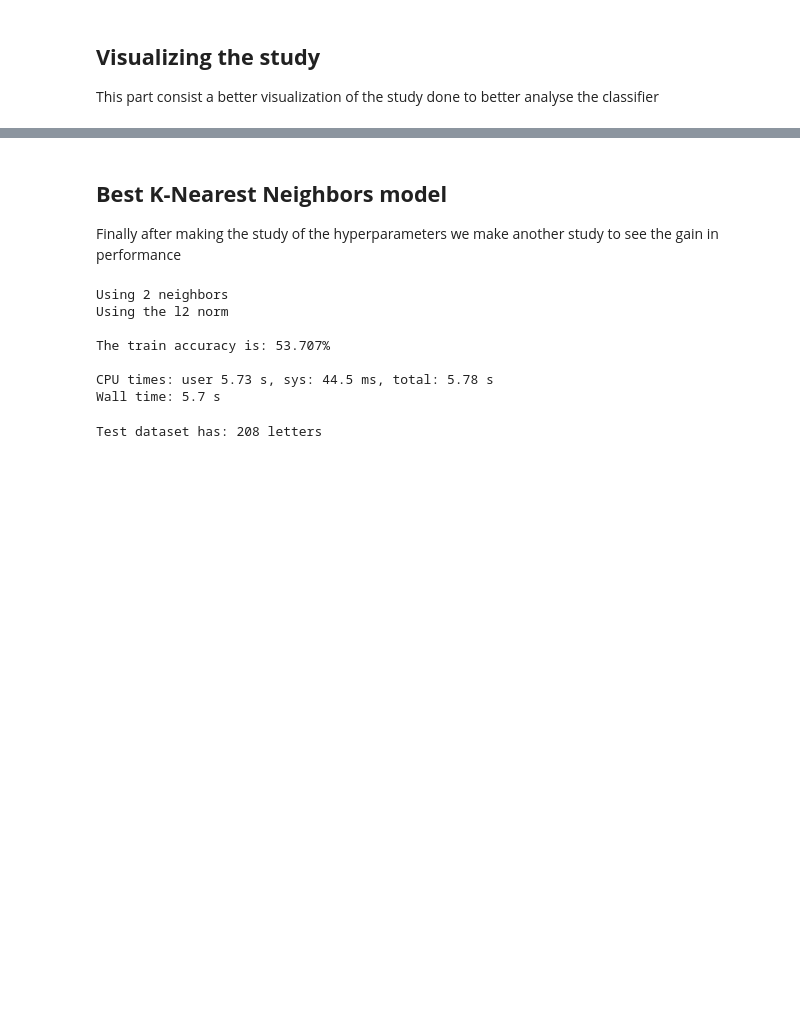
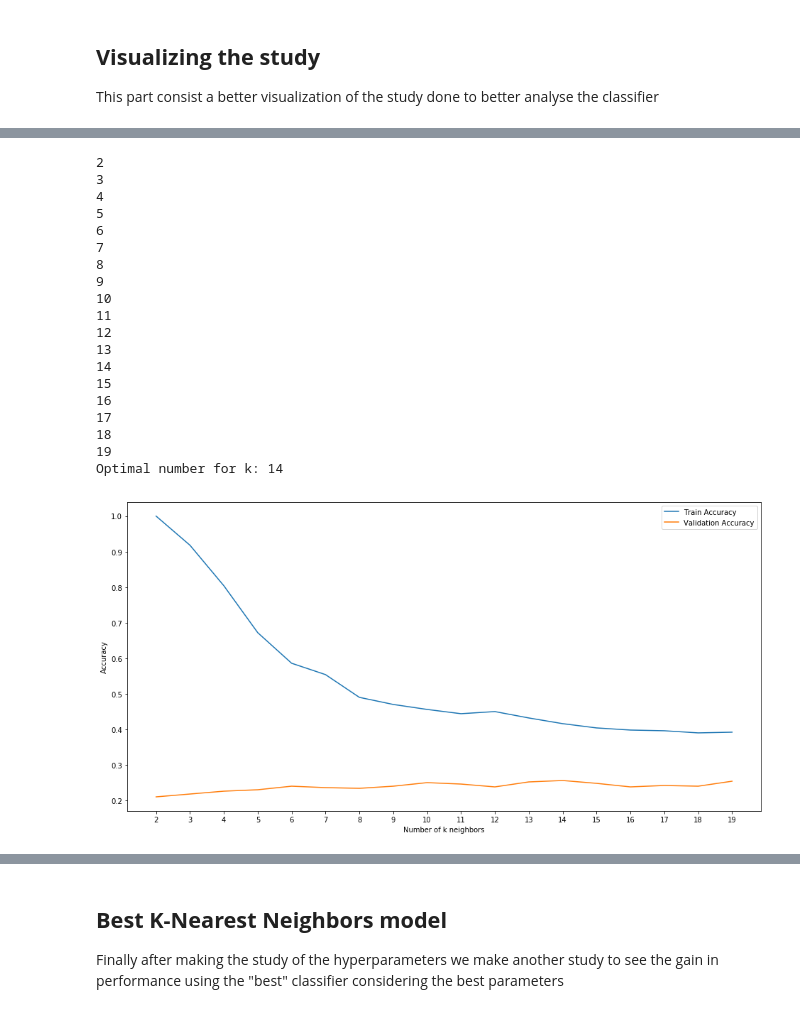
Before and after one commit to fabiomorooka/Letter-Identification, a Jupyter notebook: created_knn/main.ipynb, the cells around one changed output, grey strips where cells are left out. Drawn from its saved outputs; the diff is of its cells as text; code cells hidden in the pictures; blank space fills up the shorter version.

```diff
--- a/created_knn/main.ipynb
+++ b/created_knn/main.ipynb
@@ -268,0 +283,26 @@ Wall time: 1min 51s
+# %%
+%%time
+
+# In this study we set the norm as L1 and study the influence of the number of neighbors in the classifier
+tuning_parameter_new_knn(2, 20, 'l1')
+# %% [output]
+2
+3
+4
+5
+6
+7
+8
+9
+10
+11
+12
+13
+14
+15
+16
+17
+18
+19
+Optimal number for k: 14
+[figure, added]
@@ -269,4 +311,4 @@ Wall time: 1min 51s
 # %% [markdown]
 ## **Best K-Nearest Neighbors model**
 
-Finally after making the study of the hyperparameters we make another study to see the gain in performance
+Finally after making the study of the hyperparameters we make another study to see the gain in performance using the "best" classifier considering the best parameters
@@ -276,16 +314,0 @@ norm = 'l2'
-# %%
-%%time
-
-best_predicted_train = knn_train(neighbor, norm)
-# %% [output]
-Using 2 neighbors
-Using the l2 norm
-
-The train accuracy is: 53.707%
-
-CPU times: user 5.73 s, sys: 44.5 ms, total: 5.78 s
-Wall time: 5.7 s
-# %%
-print("Test dataset has: " + str(test_set.length) + " letters")
-# %% [output]
-Test dataset has: 208 letters
```
Also changed, not shown: parts of 27 cells of this notebook, 15 other files.
